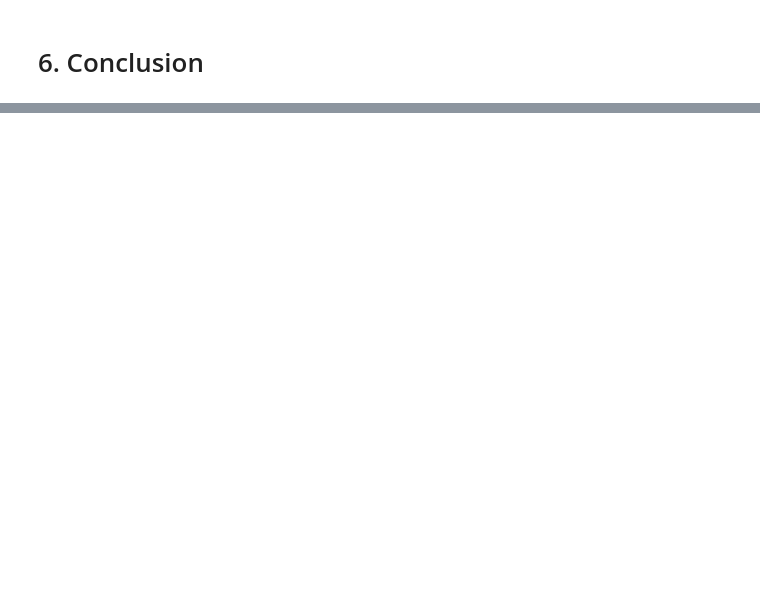
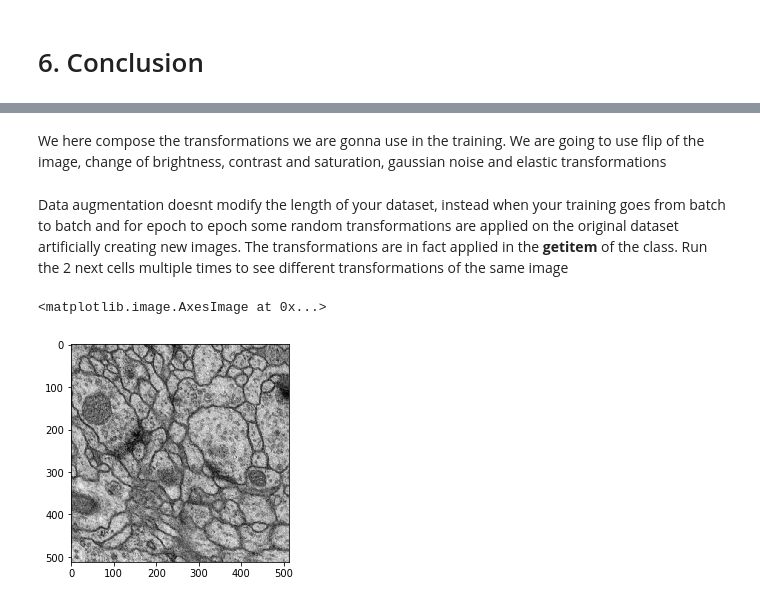
Before and after one commit to LouisRouss/BE-UNET, a Jupyter notebook: BE_Unet.ipynb, the cells around one changed output, grey strips where cells are left out. Cells and saved outputs as stored; diff of their text form; code cells hidden in the pictures; blank space fills up the shorter version.

Commit message:
ajout de la section Data Augmentation

```diff
--- a/BE_Unet.ipynb
+++ b/BE_Unet.ipynb
@@ -829,0 +843,42 @@ For the second dataset I didn't have access a validation set, we have good resul
+# %%
+class ISBI2012Dataset(Dataset):
+
+    def __init__(self, path_img, path_target, transforms=None):
+        self.train = np.expand_dims(tifffile.TiffFile(path_img).asarray(), axis=-1)
+        self.targets = np.expand_dims(tifffile.TiffFile(path_target).asarray(), axis=-1)
+        self.transforms = transforms
+
+    def __len__(self):
+        return len(self.train)
+
+    def __getitem__(self, idx):
+        img = self.train[idx]
+        target = self.targets[idx]
+
+        if self.transforms:
+            transformed = self.transforms(image=img,mask=target)
+            img = transformed["image"]
+            target = transformed["mask"]
+
+        return img, target
+# %% [markdown]
+We here compose the transformations we are gonna use in the training. We are going to use flip of the image, change of brightness, contrast and saturation, gaussian noise and elastic transformations
+# %%
+transform = A.Compose([AF.ElasticTransform(),
+                       AF.HorizontalFlip(),
+                       AF.VerticalFlip(),
+                       AF.ColorJitter(),
+                       AF.GaussNoise(),
+                       AF.RandomBrightnessContrast(),
+                       A.pytorch.ToTensorV2()
+                      ])
+isbi = ISBI2012Dataset('./dataset/train-volume.tif', './dataset/train-labels.tif',
+                       transforms=transform)
+# %% [markdown]
+Data augmentation doesnt modify the length of your dataset, instead when your training goes from batch to batch and for epoch to epoch some random transformations are applied on the original dataset artificially creating new images. The transformations are in fact applied in the __getitem__ of the class. Run the 2 next cells multiple times to see different transformations of the same image
+# %%
+img, target = isbi[0]
+plt.imshow(img.resize(512,512),cmap='gray')
+# %% [output]
+<matplotlib.image.AxesImage at 0x...>
+[figure, added]
```
Also changed, not shown: parts of 32 cells of this notebook, 5 other files.
